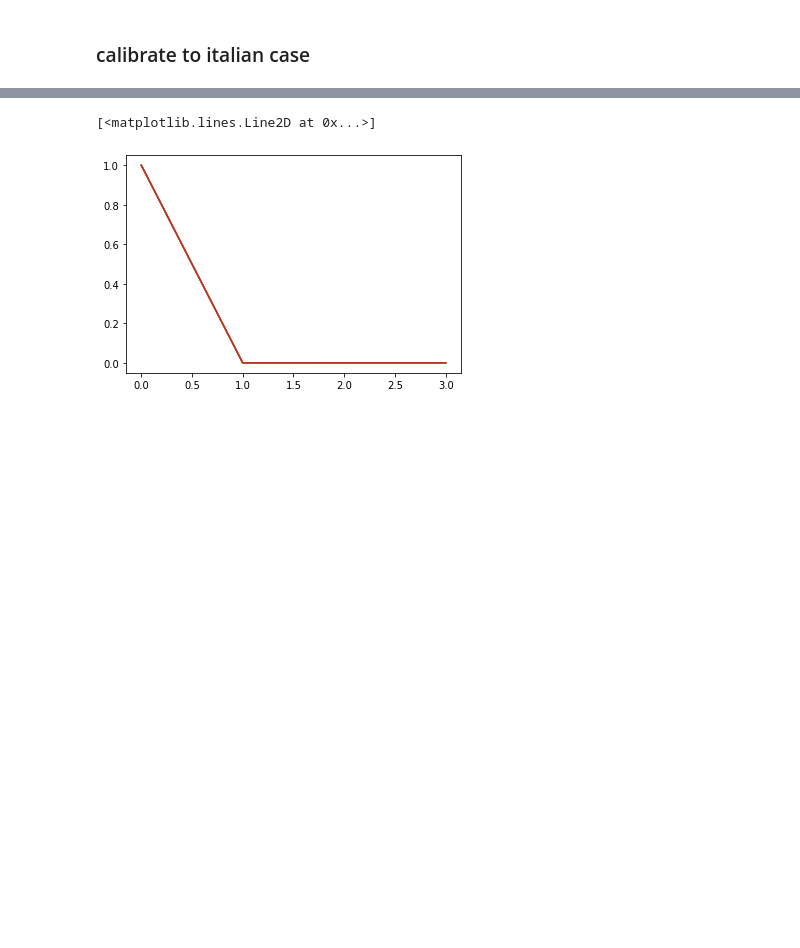
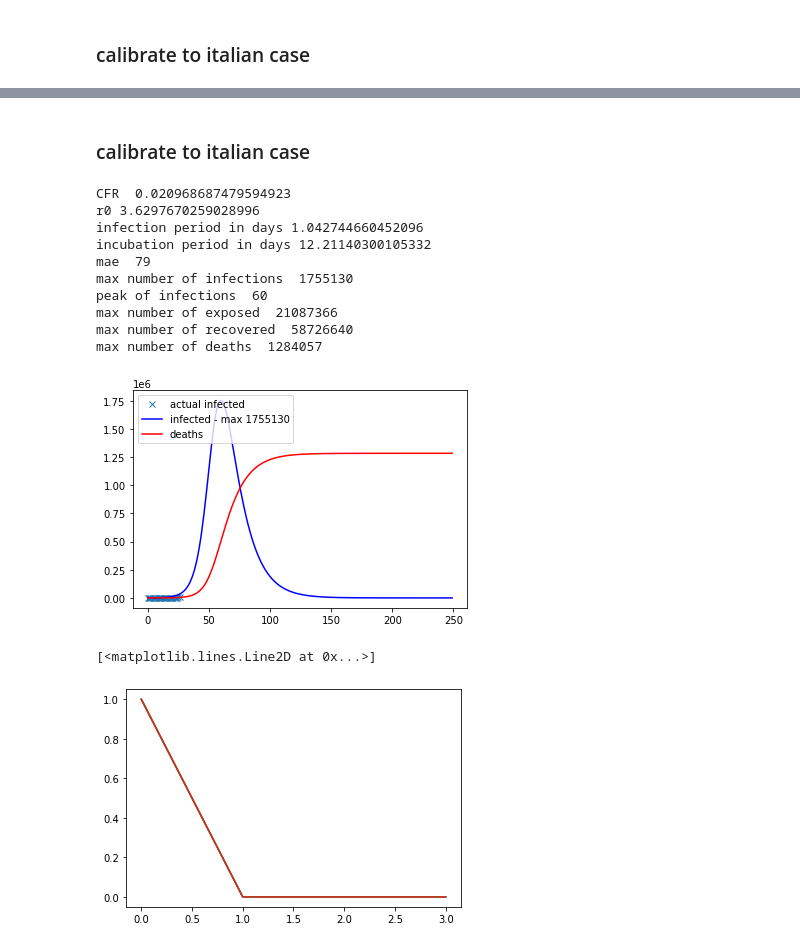
Before and after one commit to mspadaccino/COVID-19, a Jupyter notebook: notebooks/SIRD model.ipynb, the cells around one changed output, grey strips where cells are left out. Saved outputs shown, nothing was run; the diff lists cells and outputs as text; code cells hidden in the pictures; blank space fills up the shorter version.

```diff
--- a/notebooks/SIRD model.ipynb
+++ b/notebooks/SIRD model.ipynb
@@ -306,3 +426,37 @@ total  8287.5
+# %% [markdown]
+### calibrate to italian case
+# %%
+cases_multiplier = 10
+df = pd.read_csv('../data/dpc-covid19-ita-andamento-nazionale.csv').drop('stato',1)
+N = 61836230# 60431283
+I0 = cases_multiplier*df['totale_attualmente_positivi'].iloc[0]
+y_fit = df['deceduti'].values
+R0 = 0
+E0 = 0
+D0 = 0
+time_range = range(250)
+r0, dur_inf, dur_inc, theta = calibrate_SEIRD(y_fit = y_fit,
+                                      N = N,
+                                      I0 = I0,
+                                      R0 = R0,
+                                      E0 = E0,
+                                      D0 = D0,
+                                      time_horizon = 365,
+                                      bounds= [(0,5), (1, 30), (1, 30), (0,1)],
+                                      use_differential_evolution = False)
+plot_SEIRD(time_range, E0, I0, R0, D0, r0, dur_inf, dur_inc, theta, y_fit)
+# %% [output]
+CFR  0.020968687479594923
+r0 3.6297670259028996
+infection period in days 1.042744660452096
+incubation period in days 12.21140300105332
+mae  79
+max number of infections  1755130
+peak of infections  60
+max number of exposed  21087366
+max number of recovered  58726640
+max number of deaths  1284057
+[figure, added]
 # %%
 def func(y, t, N, I0, R0, D_incubation, D_infectious, D_recovery_mild,
          D_hospital_lag, D_recovery_severe, D_death, P_SEVERE, CFR,
```
Also changed, not shown: parts of 9 cells of this notebook.
